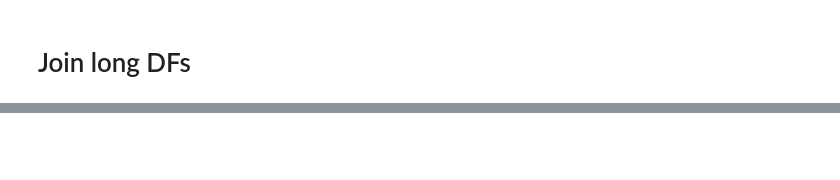
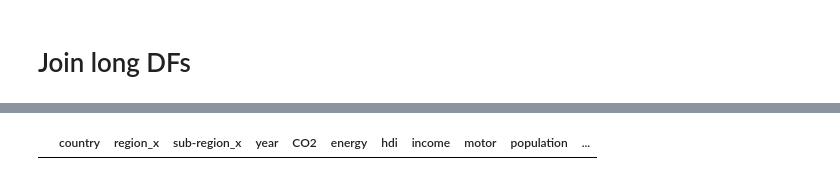
Before and after one commit to limegimlet/data_analysis_gapminder_co2, a Jupyter notebook: gapminder/make_df.ipynb, the cells around one changed output, grey strips where cells are left out. Cells and saved outputs as stored; diff of their text form; code cells hidden in the pictures; blank space fills up the shorter version.

```diff
--- a/gapminder/make_df.ipynb
+++ b/gapminder/make_df.ipynb
@@ -345,0 +473,5 @@ final_df.head()
+# %%
+# how many countries missing CO2 emission values?
+final_df.loc[final_df['CO2'].isnull()]
+# %% [output]
+|  | country | region_x | sub-region_x | year | CO2 | energy | hdi | income | motor | population | ... |
```
Also changed, not shown: parts of 45 cells of this notebook.
